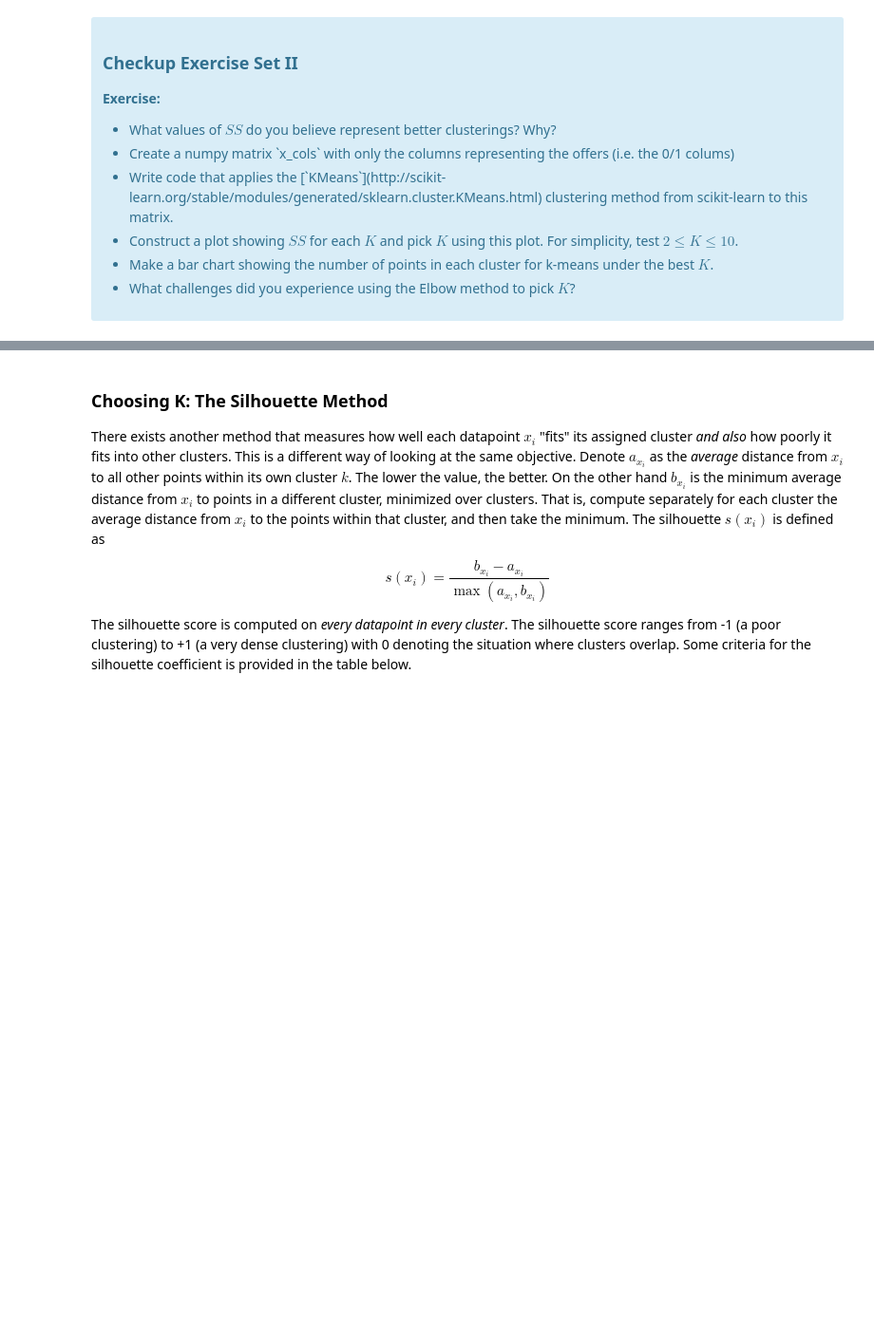
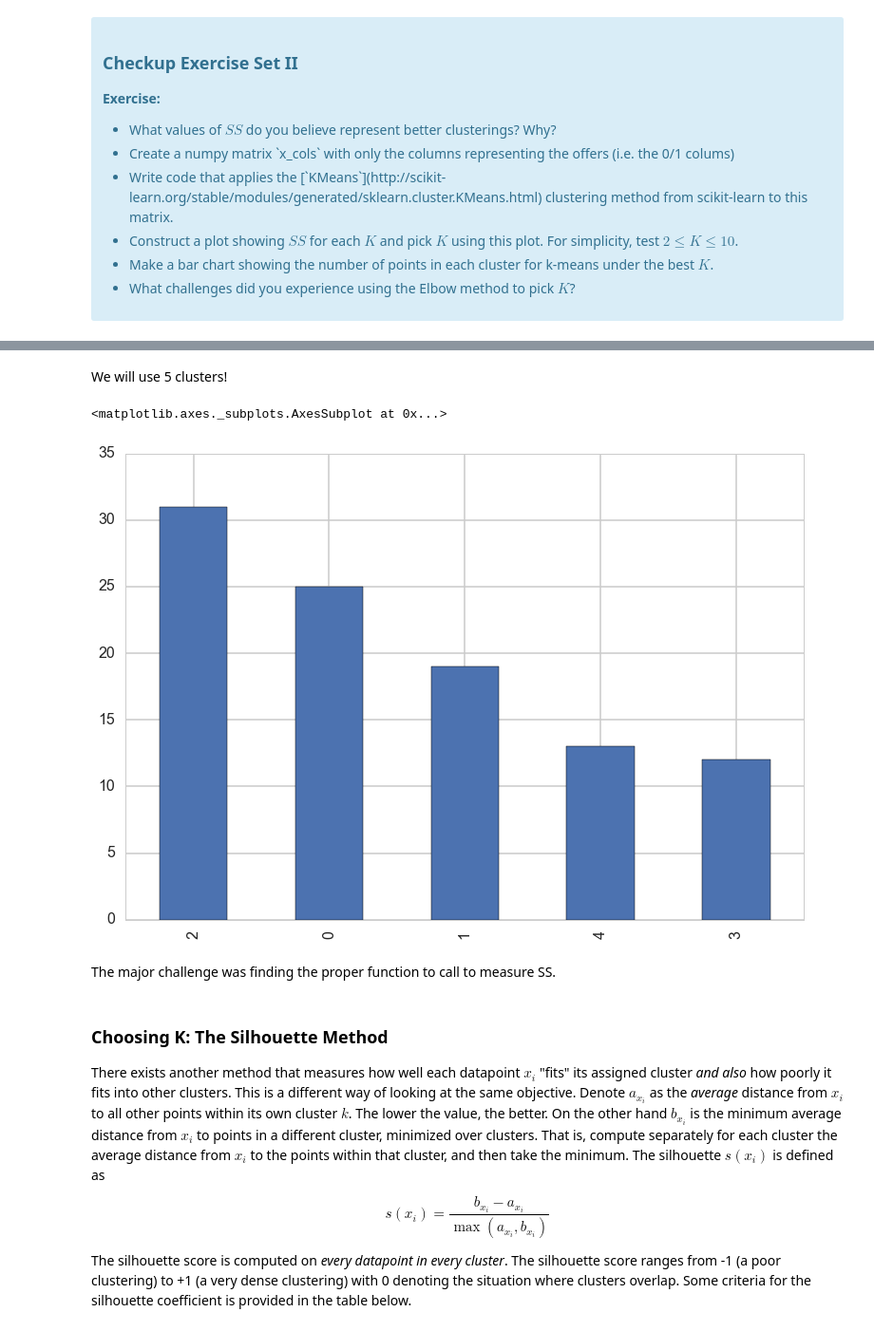
Before and after one commit to nsamrao/Springboard-Data-Science, a Jupyter notebook: Mini_Project_Clustering.ipynb, the cells around one changed output, grey strips where cells are left out. Shown at 95% size. Cells and saved outputs as stored; diff of their text form; code cells hidden in the pictures; blank space fills up the shorter version.

```diff
--- a/Mini_Project_Clustering.ipynb
+++ b/Mini_Project_Clustering.ipynb
@@ -91,3 +139,14 @@ where $x_i$ is a point, $C_k$ represents cluster $k$ and $\mu_k$ is the centroid
+# %% [markdown]
+We will use 5 clusters!
+# %%
+cluster = KMeans(n_clusters=5)
+matrix['cluster'] = cluster.fit_predict(matrix[matrix.columns[2:]])
+matrix.cluster.value_counts().plot(kind = 'bar')
+# %% [output]
+<matplotlib.axes._subplots.AxesSubplot at 0x...>
+[figure, added]
+# %% [markdown]
+The major challenge was finding the proper function to call to measure SS.
 # %% [markdown]
 ### Choosing K: The Silhouette Method
 
```
Also changed, not shown: parts of 24 cells of this notebook.
